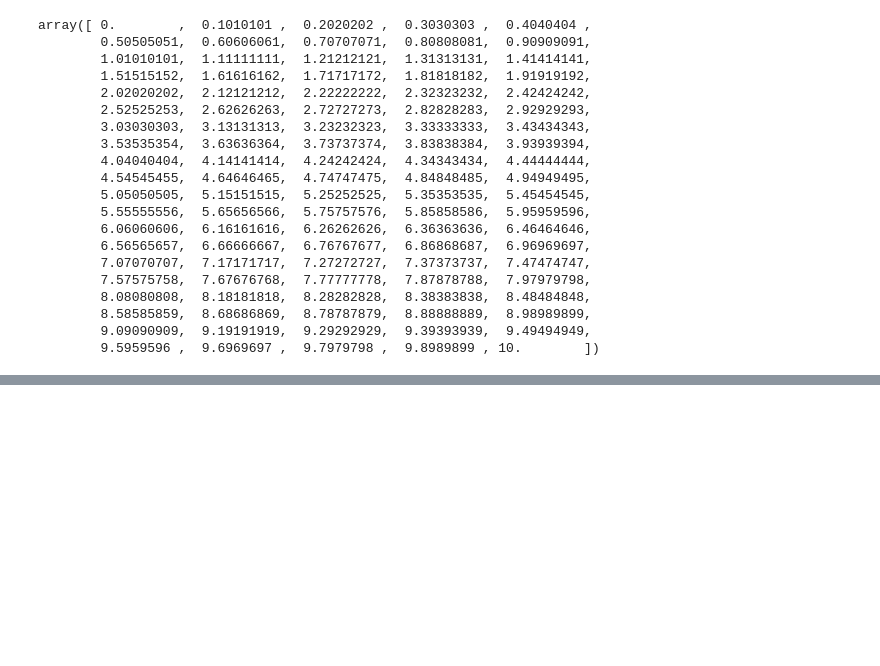
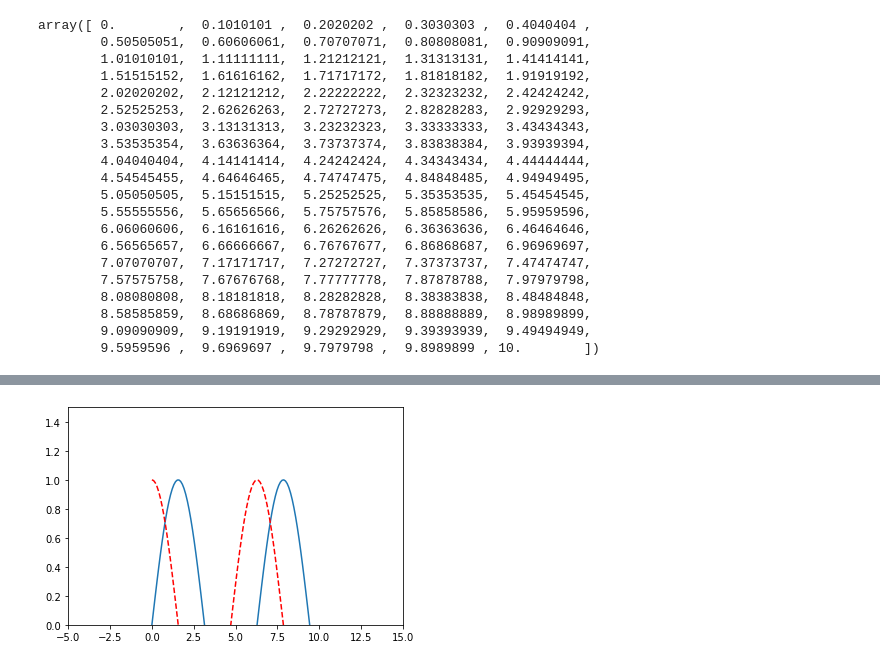
Before and after one commit to chengzhong001/machine-learning-python3, a Jupyter notebook: 03-Jupyter-Noteboook/11-Matplotlib数据可视化基础.ipynb, the cells around one changed output, grey strips where cells are left out. Saved outputs shown, nothing was run; the diff lists cells and outputs as text; code cells hidden in the pictures; blank space fills up the shorter version.

```diff
--- a/03-Jupyter-Noteboook/11-Matplotlib数据可视化基础.ipynb
+++ b/03-Jupyter-Noteboook/11-Matplotlib数据可视化基础.ipynb
@@ -30,0 +76,8 @@ array([ 0.        ,  0.1010101 ,  0.2020202 ,  0.3030303 ,  0.4040404 ,
+# %%
+plt.plot(x, siny)
+plt.plot(x, cosy, color="red", linestyle="--")
+plt.xlim(-5, 15)
+plt.ylim(0, 1.5)
+plt.show()
+# %% [output]
+[figure, added]
```
Also changed, not shown: parts of 13 cells of this notebook.
